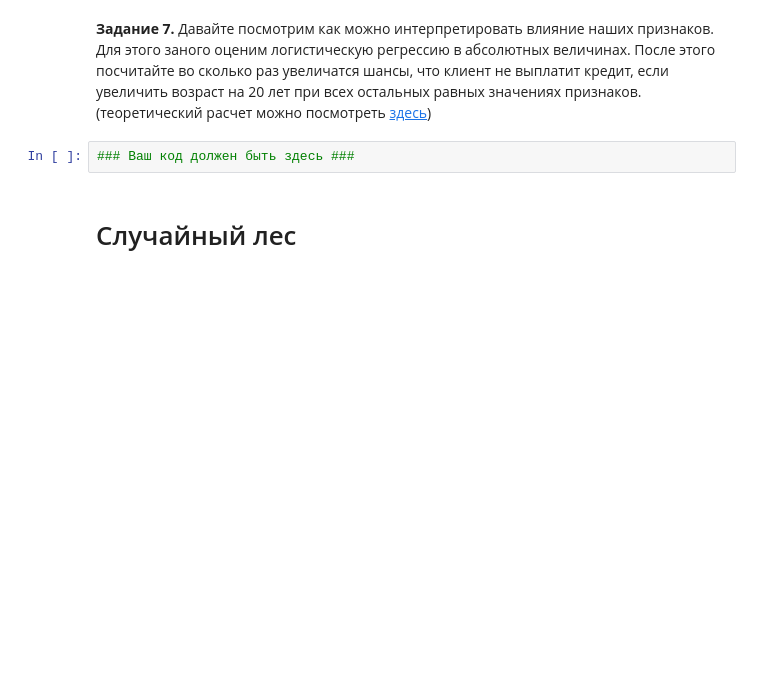
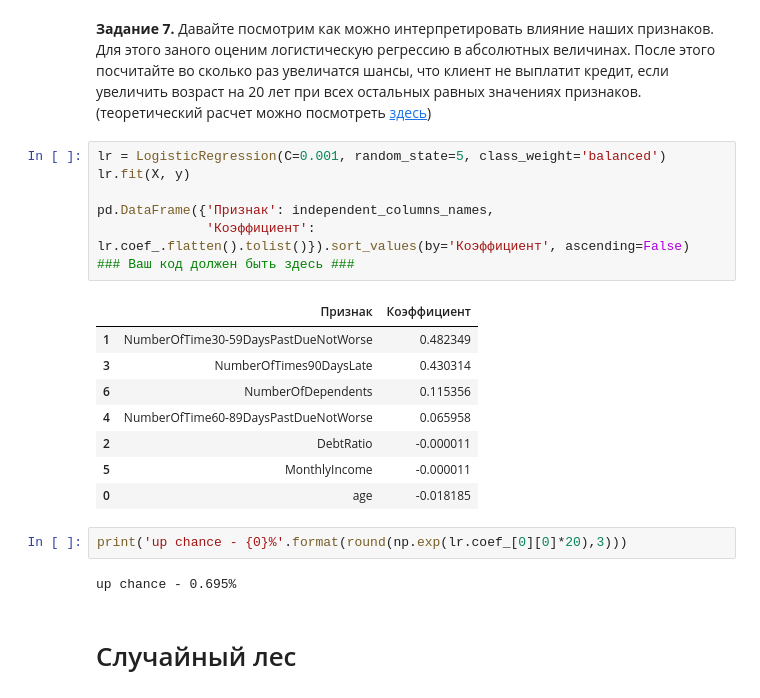
Before and after one commit to knyazev2517/ods2018, a Jupyter notebook: labs/knyazev_assignment05_logit_rf_credit_scoring.ipynb, the cells around one changed output. Cells and saved outputs as stored; diff of their text form; blank space fills up the shorter version.

```diff
--- a/labs/knyazev_assignment05_logit_rf_credit_scoring.ipynb
+++ b/labs/knyazev_assignment05_logit_rf_credit_scoring.ipynb
@@ -207,8 +230,26 @@ CV.fit(X,y)
 # %% [markdown]
 **Задание 7.**
 Давайте посмотрим как можно интерпретировать влияние наших признаков. Для этого заного оценим логистическую регрессию в абсолютных величинах. После этого посчитайте во сколько раз увеличатся шансы, что клиент не выплатит кредит, если увеличить возраст на 20 лет при всех остальных равных значениях признаков. (теоретический расчет можно посмотреть [здесь](https://www.unm.edu/~schrader/biostat/bio2/Spr06/lec11.pdf))
-# %%
-### Ваш код должен быть здесь ###
+# %%
+lr = LogisticRegression(C=0.001, random_state=5, class_weight='balanced')
+lr.fit(X, y)
+
+pd.DataFrame({'Признак': independent_columns_names,
+              'Коэффициент': lr.coef_.flatten().tolist()}).sort_values(by='Коэффициент', ascending=False)
+### Ваш код должен быть здесь ###
+# %% [output]
+|  | Признак | Коэффициент |
+| 1 | NumberOfTime30-59DaysPastDueNotWorse | 0.482349 |
+| 3 | NumberOfTimes90DaysLate | 0.430314 |
+| 6 | NumberOfDependents | 0.115356 |
+| 4 | NumberOfTime60-89DaysPastDueNotWorse | 0.065958 |
+| 2 | DebtRatio | -0.000011 |
+| 5 | MonthlyIncome | -0.000011 |
+| 0 | age | -0.018185 |
+# %%
+print('up chance - {0}%'.format(round(np.exp(lr.coef_[0][0]*20),3)))
+# %% [output]
+up chance - 0.695%
 # %% [markdown]
 # Случайный лес
 # %%
```
Also changed, not shown: parts of 20 cells of this notebook.
